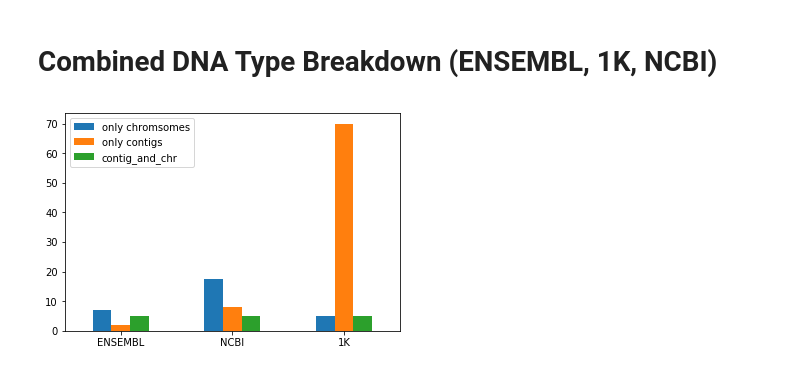
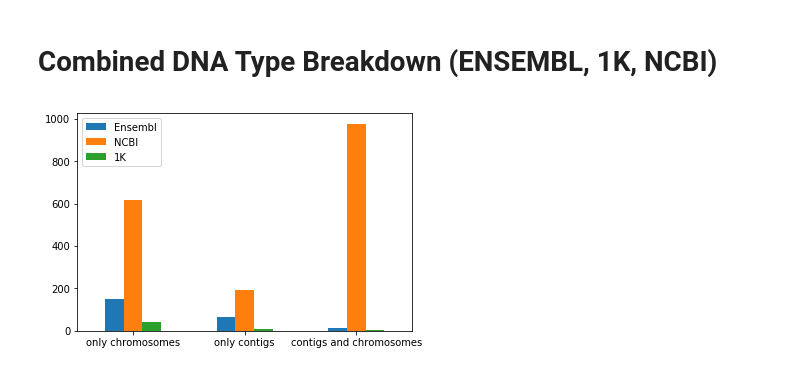
Before and after one commit to Mangul-Lab-USC/db.microbiome, a Jupyter notebook: Fungi/jupyter_notebook_analysis/ensemble_analysis.ipynb, the cells around one changed output. Cells and saved outputs as stored; diff of their text form; code cells hidden in the pictures.

Commit message:
added more figures to JN

```diff
--- a/Fungi/jupyter_notebook_analysis/ensemble_analysis.ipynb
+++ b/Fungi/jupyter_notebook_analysis/ensemble_analysis.ipynb
@@ -54,11 +128,11 @@ species that contain both chromosomes and contigs: 43
 # %% [markdown]
 # Combined DNA Type Breakdown (ENSEMBL, 1K, NCBI)
 # %%
-only_chr = [7, 17.5, 5]
-only_contig = [2, 8, 70]
-contig_and_chr = [5,5,5]
-index = ['ENSEMBL', 'NCBI', '1K']
-df = pd.DataFrame({'only chromsomes': only_chr,'only contigs': only_contig, 'contig_and_chr': contig_and_chr}, index=index)
+only_chr = [150, 65, 15]
+only_contig = [618, 193, 978]
+contig_and_chr = [43,10,4]
+index = ['only chromosomes', 'only contigs', 'contigs and chromosomes']
+df = pd.DataFrame({'Ensembl': only_chr,'NCBI': only_contig, '1K': contig_and_chr}, index=index)
 ax = df.plot.bar(rot=0)
 # %% [output]
-[figure, old version]
+[figure, new version]
```
Also changed, not shown: parts of 5 cells of this notebook.
